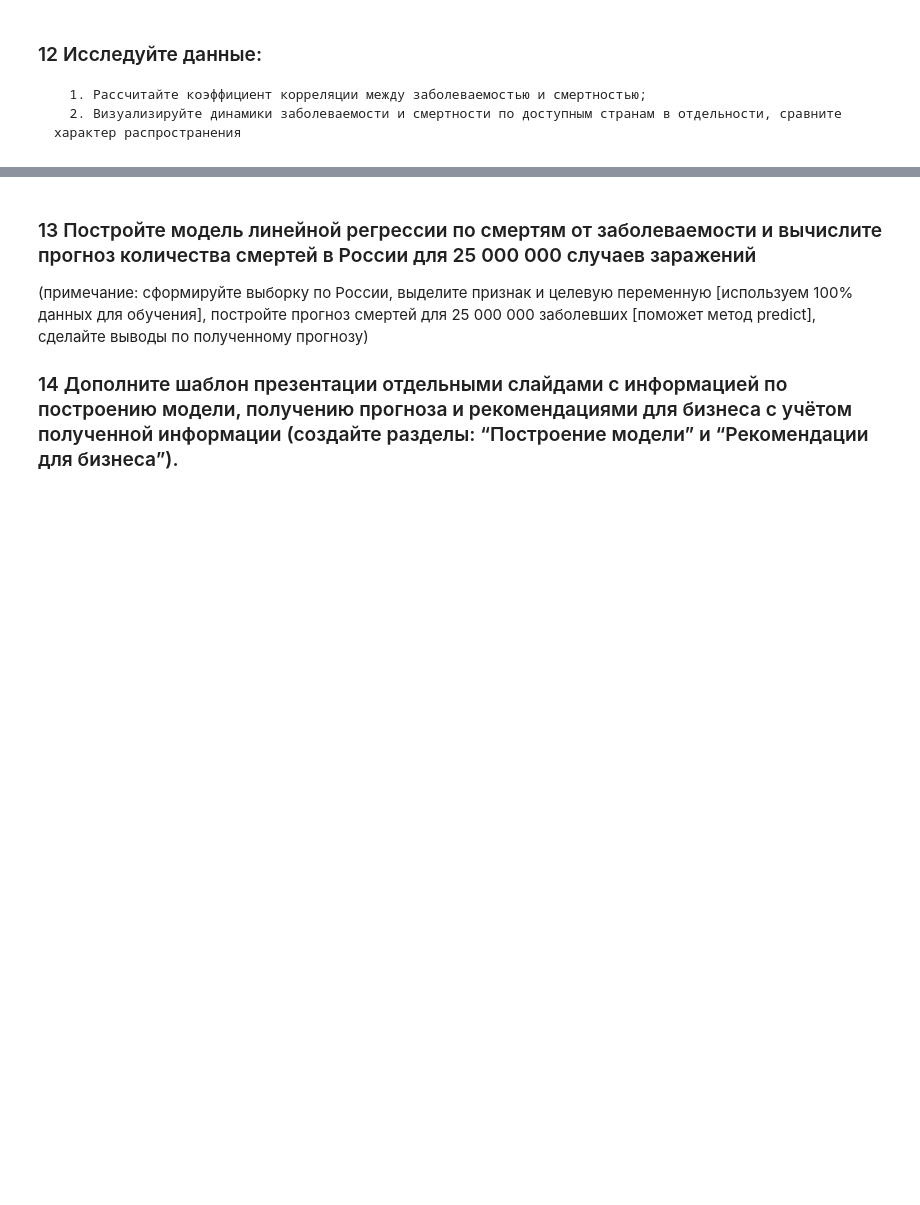
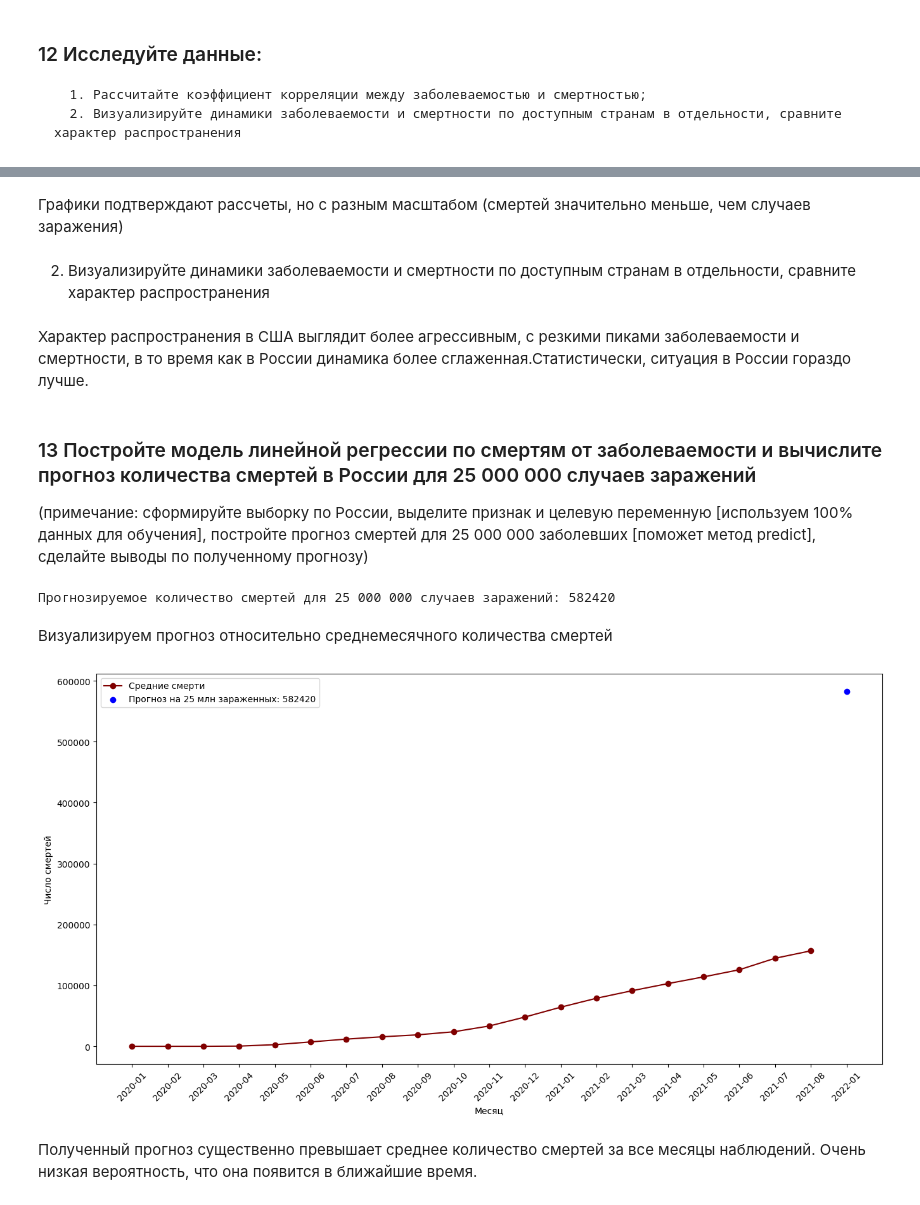
Before and after one commit to IrmA-ErroR/DS_Taxi_strategy, a Jupyter notebook: additional_task.ipynb, the cells around one changed output, grey strips where cells are left out. Saved outputs shown, nothing was run; the diff lists cells and outputs as text; code cells hidden in the pictures; blank space fills up the shorter version.

```diff
--- a/additional_task.ipynb
+++ b/additional_task.ipynb
@@ -74,0 +129,17 @@ Name: count, dtype: int64
+# %% [markdown]
+Графики подтверждают рассчеты, но с разным масштабом (смертей значительно меньше, чем случаев заражения)
+# %% [markdown]
+2. Визуализируйте динамики заболеваемости и смертности по доступным странам в отдельности, сравните характер распространения
+# %%
+df_Russia = df[df['country'] == 'Russia']
+df_US = df[df['country'] == 'US']
+
+max_confirmed_Russia = df_Russia['confirmed'].max()
+max_deaths_Russia = df_Russia['deaths'].max()
+max_confirmed_date_Russia = df_Russia.loc[df_Russia['confirmed'].idxmax(), 'date']
+max_deaths_date_Russia = df_Russia.loc[df_Russia['deaths'].idxmax(), 'date']
+
+max_confirmed_US = df_US['confirmed'].max()
+max_deaths_US = df_US['deaths'].max()
+max_confirmed_date_US = df_US.loc[df_US['confirmed'].idxmax(), 'date']
+max_deaths_date_US = df_US.loc[df_US['deaths'].idxmax(), 'date']
@@ -75,6 +177,41 @@ Name: count, dtype: int64
+# %% [markdown]
+Характер распространения в США выглядит более агрессивным, с резкими пиками заболеваемости и смертности, в то время как в России динамика более сглаженная.Статистически, ситуация в России гораздо лучше.
 # %% [markdown]
-
-
 ### 13	Постройте модель линейной регрессии по смертям от заболеваемости и вычислите прогноз количества смертей в России для 25 000 000 случаев заражений
 (примечание: сформируйте выборку по России, выделите признак и целевую переменную [используем 100% данных для обучения], постройте прогноз смертей для 25 000 000 заболевших [поможет метод predict], сделайте выводы по полученному прогнозу)
-### 14	Дополните шаблон презентации отдельными слайдами с информацией по построению модели, получению прогноза и рекомендациями для бизнеса с учётом полученной информации (создайте разделы: “Построение модели” и “Рекомендации для бизнеса”).
+# %%
+X = df_Russia[['confirmed']] # Признак
+y = df_Russia['deaths'] # Целевая переменная
+
+model = LinearRegression()
+model.fit(X, y)
+
+# Прогноз
+predicted_deaths = model.predict([[25000000]])
+print(f'Прогнозируемое количество смертей для 25 000 000 случаев заражений: {predicted_deaths[0]:.0f}')
+# %% [output]
+Прогнозируемое количество смертей для 25 000 000 случаев заражений: 582420
+# %% [markdown]
+Визуализируем прогноз относительно среднемесячного количества смертей
+# %%
+df['month'] = df['date'].dt.to_period('M')
+df_Russia = df[df['country'] == 'Russia']
+
+# Группировка по месяцам и рассчет средних значений
+monthly_avg = df_Russia.groupby('month')[['confirmed', 'deaths']].mean().reset_index()
+
+plt.figure(figsize=(16, 8))
+# Средние по месяцам
+plt.plot(monthly_avg['month'].astype(str), monthly_avg['deaths'], marker='o', label='Средние смерти', color='maroon')
+# Прогноз
+plt.scatter('2022-01', predicted_deaths, color='blue', label=f'Прогноз на 25 млн зараженных: {predicted_deaths[0]:.0f}', zorder=5)
+plt.xlabel('Месяц')
+plt.ylabel('Число смертей')
+plt.xticks(rotation=45)
+plt.legend()
+
+plt.show()
+# %% [output]
+[figure, added]
+# %% [markdown]
+Полученный прогноз существенно превышает среднее количество смертей за все месяцы наблюдений. Очень низкая вероятность, что она появится в ближайшие время.
```
Also changed, not shown: parts of 10 cells of this notebook.
